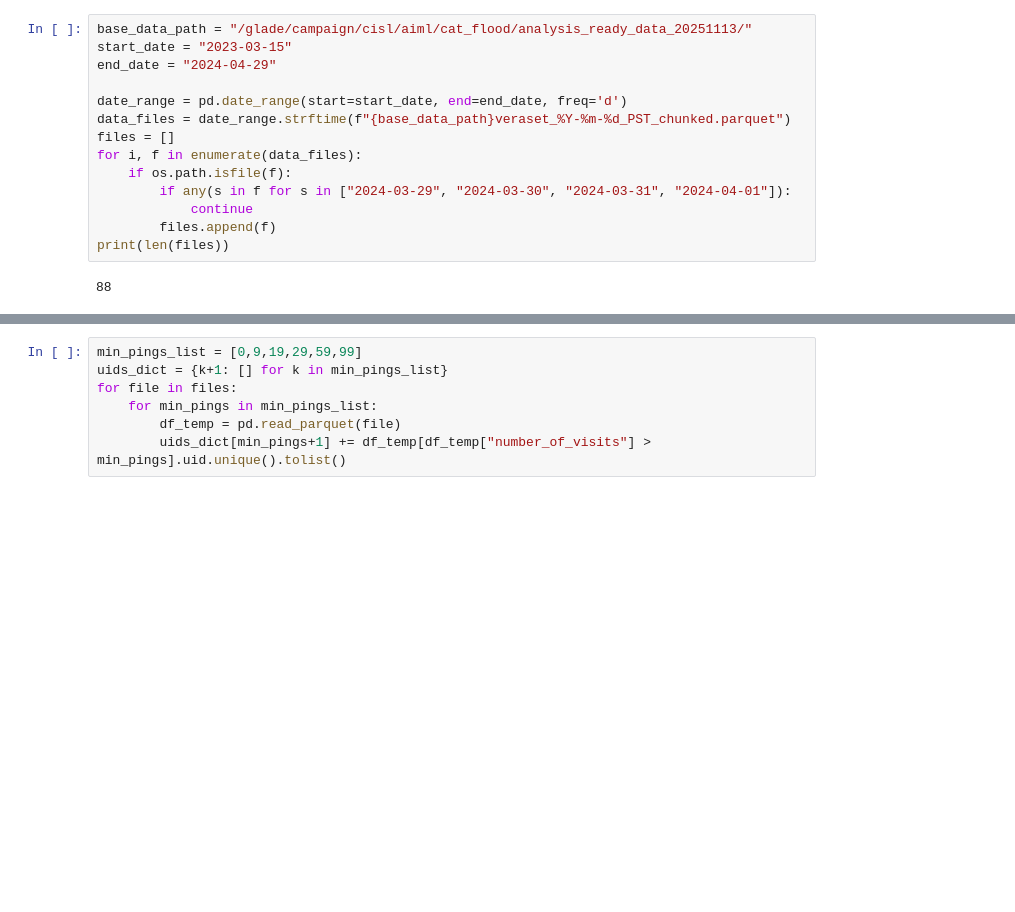
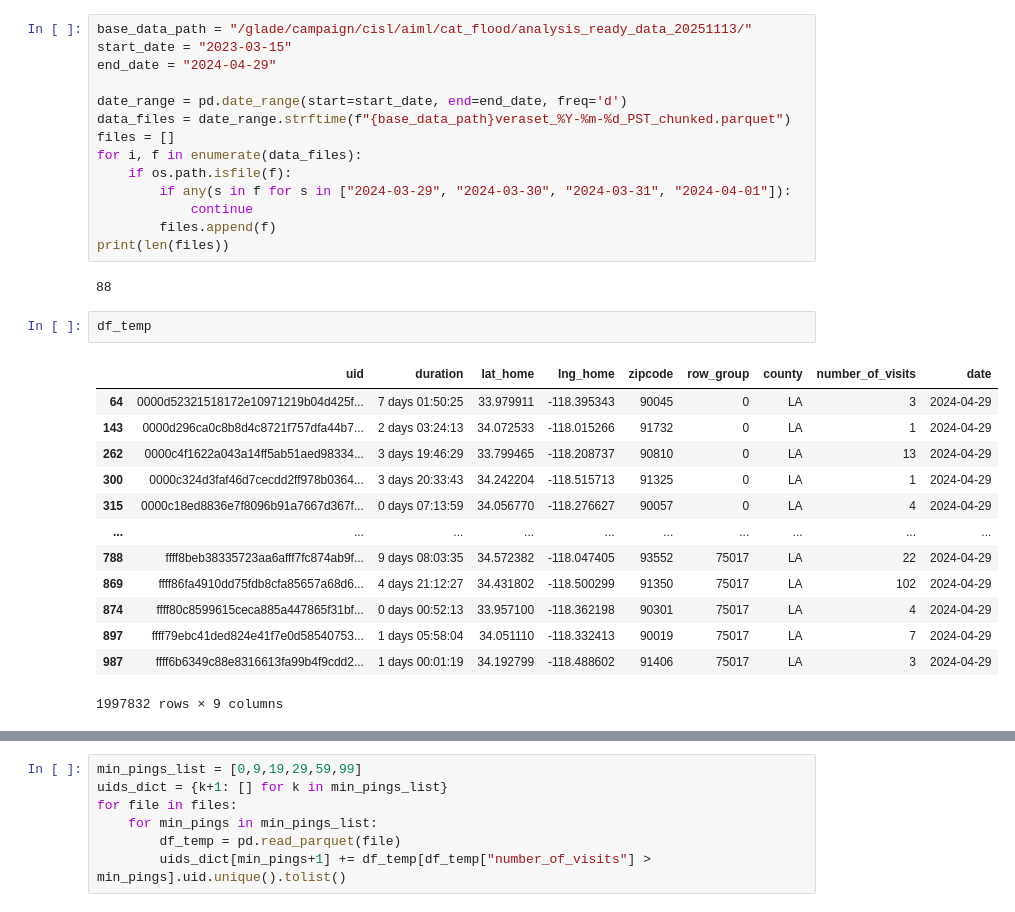
Before and after one commit to ai2es/cat-rain, a Jupyter notebook: notebooks/filter_sensitivity.ipynb, the cells around one changed output, grey strips where cells are left out. Drawn from its saved outputs; the diff is of its cells as text; blank space fills up the shorter version.

```diff
--- a/notebooks/filter_sensitivity.ipynb
+++ b/notebooks/filter_sensitivity.ipynb
@@ -60,6 +63,22 @@ for i, f in enumerate(data_files):
 print(len(files))
 # %% [output]
 88
+# %%
+df_temp
+# %% [output]
+|  | uid | duration | lat_home | lng_home | zipcode | row_group | county | number_of_visits | date |
+| 64 | 0000d52321518172e10971219b04d425f... | 7 days 01:50:25 | 33.979911 | -118.395343 | 90045 | 0 | LA | 3 | 2024-04-29 |
+| 143 | 0000d296ca0c8b8d4c8721f757dfa44b7... | 2 days 03:24:13 | 34.072533 | -118.015266 | 91732 | 0 | LA | 1 | 2024-04-29 |
+| 262 | 0000c4f1622a043a14ff5ab51aed98334... | 3 days 19:46:29 | 33.799465 | -118.208737 | 90810 | 0 | LA | 13 | 2024-04-29 |
+| 300 | 0000c324d3faf46d7cecdd2ff978b0364... | 3 days 20:33:43 | 34.242204 | -118.515713 | 91325 | 0 | LA | 1 | 2024-04-29 |
+| 315 | 0000c18ed8836e7f8096b91a7667d367f... | 0 days 07:13:59 | 34.056770 | -118.276627 | 90057 | 0 | LA | 4 | 2024-04-29 |
+| ... | ... | ... | ... | ... | ... | ... | ... | ... | ... |
+| 788 | ffff8beb38335723aa6afff7fc874ab9f... | 9 days 08:03:35 | 34.572382 | -118.047405 | 93552 | 75017 | LA | 22 | 2024-04-29 |
+| 869 | ffff86fa4910dd75fdb8cfa85657a68d6... | 4 days 21:12:27 | 34.431802 | -118.500299 | 91350 | 75017 | LA | 102 | 2024-04-29 |
+| 874 | ffff80c8599615ceca885a447865f31bf... | 0 days 00:52:13 | 33.957100 | -118.362198 | 90301 | 75017 | LA | 4 | 2024-04-29 |
+| 897 | ffff79ebc41ded824e41f7e0d58540753... | 1 days 05:58:04 | 34.051110 | -118.332413 | 90019 | 75017 | LA | 7 | 2024-04-29 |
+| 987 | ffff6b6349c88e8316613fa99b4f9cdd2... | 1 days 00:01:19 | 34.192799 | -118.488602 | 91406 | 75017 | LA | 3 | 2024-04-29 |
+1997832 rows × 9 columns
 # %%
 dates = []
 rows = []
```
Also changed, not shown: parts of 35 cells of this notebook, 1 other file.
